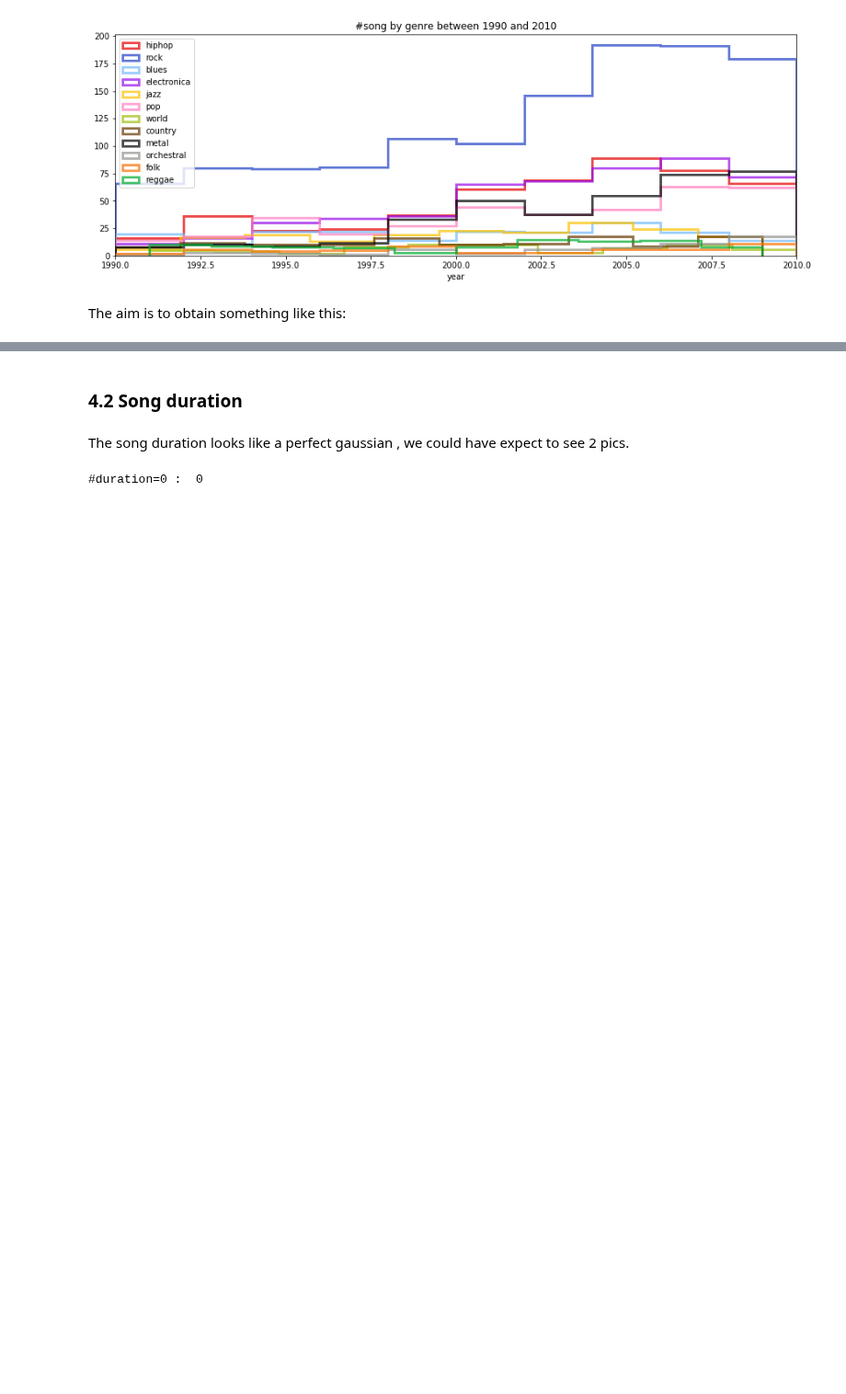
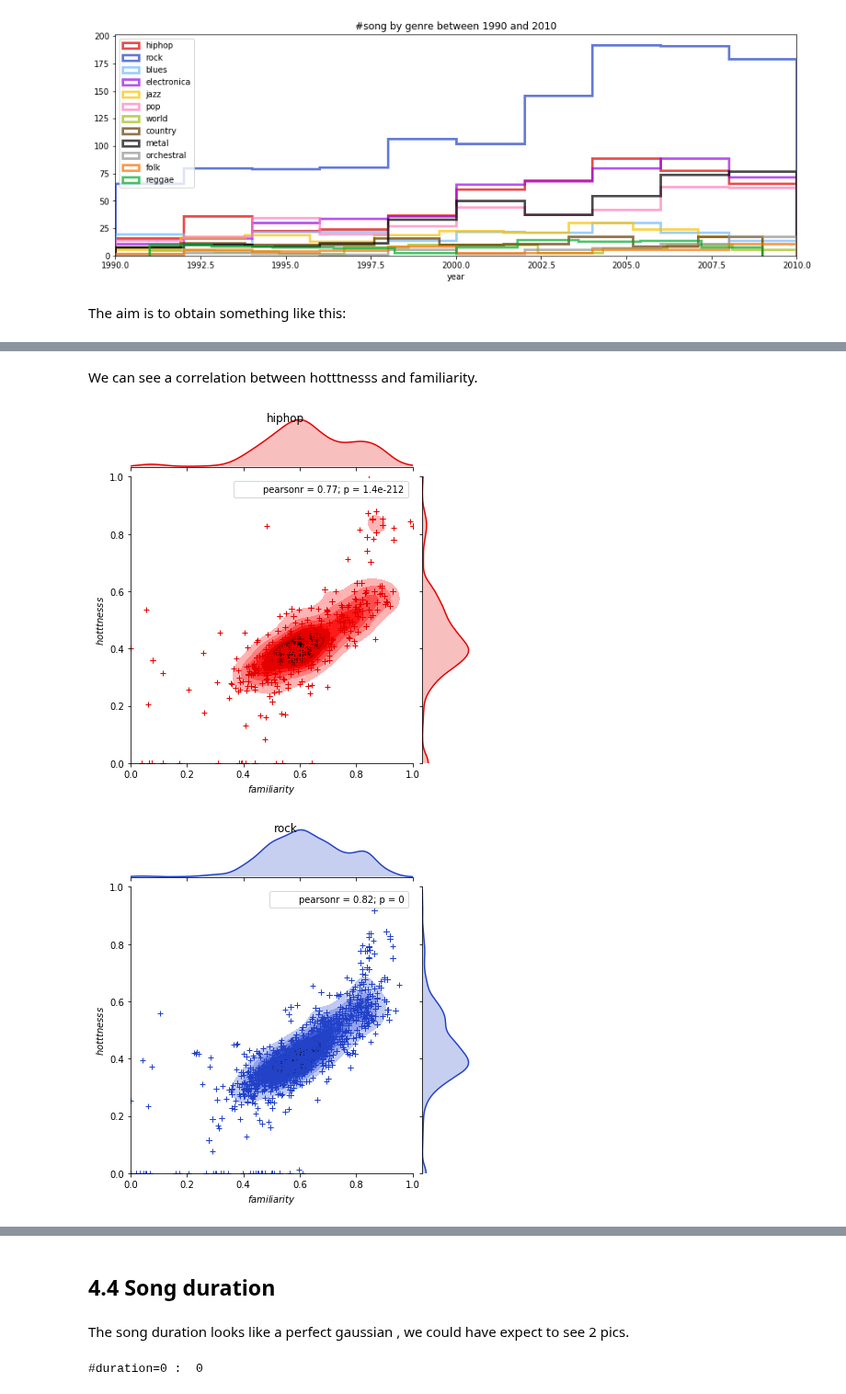
Before and after one commit to mathildemrt/ada, a Jupyter notebook: project/project.ipynb, the cells around one changed output, grey strips where cells are left out. Shown at 92% size. Cells and saved outputs as stored; diff of their text form; code cells hidden in the pictures; blank space fills up the shorter version.

```diff
--- a/project/project.ipynb
+++ b/project/project.ipynb
@@ -595,0 +620,13 @@ The aim is to obtain something like this:
+# %% [markdown]
+We can see a correlation between hotttnesss and familiarity.
+# %%
+for genre in df['genre'].unique():
+    g = sns.jointplot(x="familiarity", y="hotttnesss", data=df[df['genre']==genre], kind="kde",xlim=[0,1], ylim=[0,1],color=genre_color[genre])
+    g.plot_joint(plt.scatter, s=30, linewidth=1, marker="+",color=genre_color[genre])
+    g.ax_joint.collections[0].set_alpha(0)
+    g.set_axis_labels("$familiarity$", "$hotttnesss$");
+    g.set_axis_labels("$familiarity$", "$hotttnesss$");
+    g.fig.suptitle(genre)
+# %% [output]
+[figure, added]
+[figure, added]
@@ -596,5 +643,5 @@ The aim is to obtain something like this:
 # %% [markdown]
-### 4.2 Song duration
+## 4.4 Song duration
 # %% [markdown]
 The song duration looks like a perfect gaussian , we could have expect to see 2 pics.
 # %%
```
Also changed, not shown: parts of 27 cells of this notebook.
